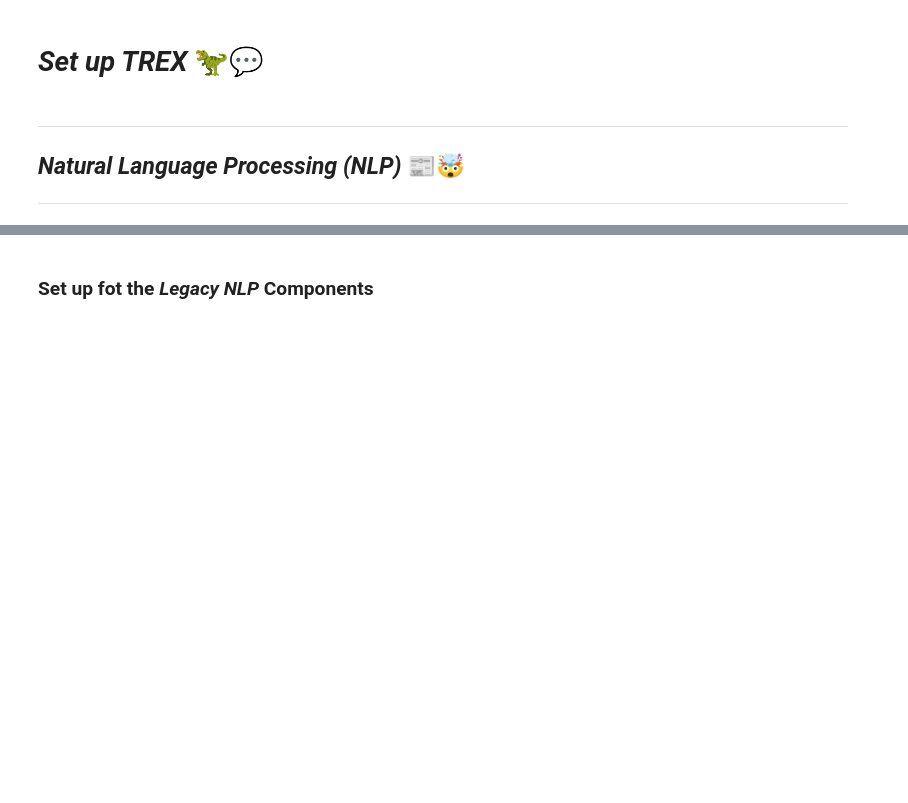
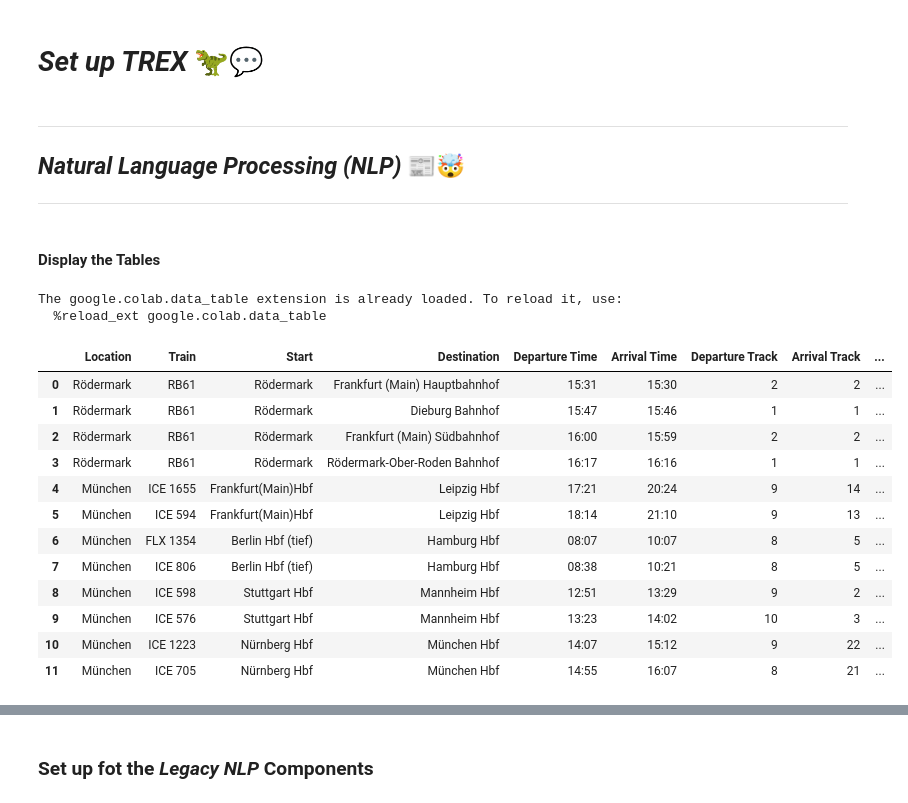
Before and after one commit to 1ucky40nc3/TREX, a Jupyter notebook: TREX.ipynb, the cells around one changed output, grey strips where cells are left out. Drawn from its saved outputs; the diff is of its cells as text; code cells hidden in the pictures; blank space fills up the shorter version.

```diff
--- a/TREX.ipynb
+++ b/TREX.ipynb
@@ -50,0 +192,25 @@ LANGUAGE = "de" #@param ["en", "de"]
+# %% [markdown]
+#### Display the Tables
+# %%
+# @title Display the Travel Table
+
+%load_ext google.colab.data_table
+from google.colab import data_table
+
+data_table.DataTable(travel_table())
+# %% [output]
+The google.colab.data_table extension is already loaded. To reload it, use:
+  %reload_ext google.colab.data_table
+|  | Location | Train | Start | Destination | Departure Time | Arrival Time | Departure Track | Arrival Track | ... |
+| 0 | Rödermark | RB61 | Rödermark | Frankfurt (Main) Hauptbahnhof | 15:31 | 15:30 | 2 | 2 | ... |
+| 1 | Rödermark | RB61 | Rödermark | Dieburg Bahnhof | 15:47 | 15:46 | 1 | 1 | ... |
+| 2 | Rödermark | RB61 | Rödermark | Frankfurt (Main) Südbahnhof | 16:00 | 15:59 | 2 | 2 | ... |
+| 3 | Rödermark | RB61 | Rödermark | Rödermark-Ober-Roden Bahnhof | 16:17 | 16:16 | 1 | 1 | ... |
+| 4 | München | ICE 1655 | Frankfurt(Main)Hbf | Leipzig Hbf | 17:21 | 20:24 | 9 | 14 | ... |
+| 5 | München | ICE 594 | Frankfurt(Main)Hbf | Leipzig Hbf | 18:14 | 21:10 | 9 | 13 | ... |
+| 6 | München | FLX 1354 | Berlin Hbf (tief) | Hamburg Hbf | 08:07 | 10:07 | 8 | 5 | ... |
+| 7 | München | ICE 806 | Berlin Hbf (tief) | Hamburg Hbf | 08:38 | 10:21 | 8 | 5 | ... |
+| 8 | München | ICE 598 | Stuttgart Hbf | Mannheim Hbf | 12:51 | 13:29 | 9 | 2 | ... |
+| 9 | München | ICE 576 | Stuttgart Hbf | Mannheim Hbf | 13:23 | 14:02 | 10 | 3 | ... |
+| 10 | München | ICE 1223 | Nürnberg Hbf | München Hbf | 14:07 | 15:12 | 9 | 22 | ... |
+| 11 | München | ICE 705 | Nürnberg Hbf | München Hbf | 14:55 | 16:07 | 8 | 21 | ... |
```
Also changed, not shown: parts of 21 cells of this notebook.
